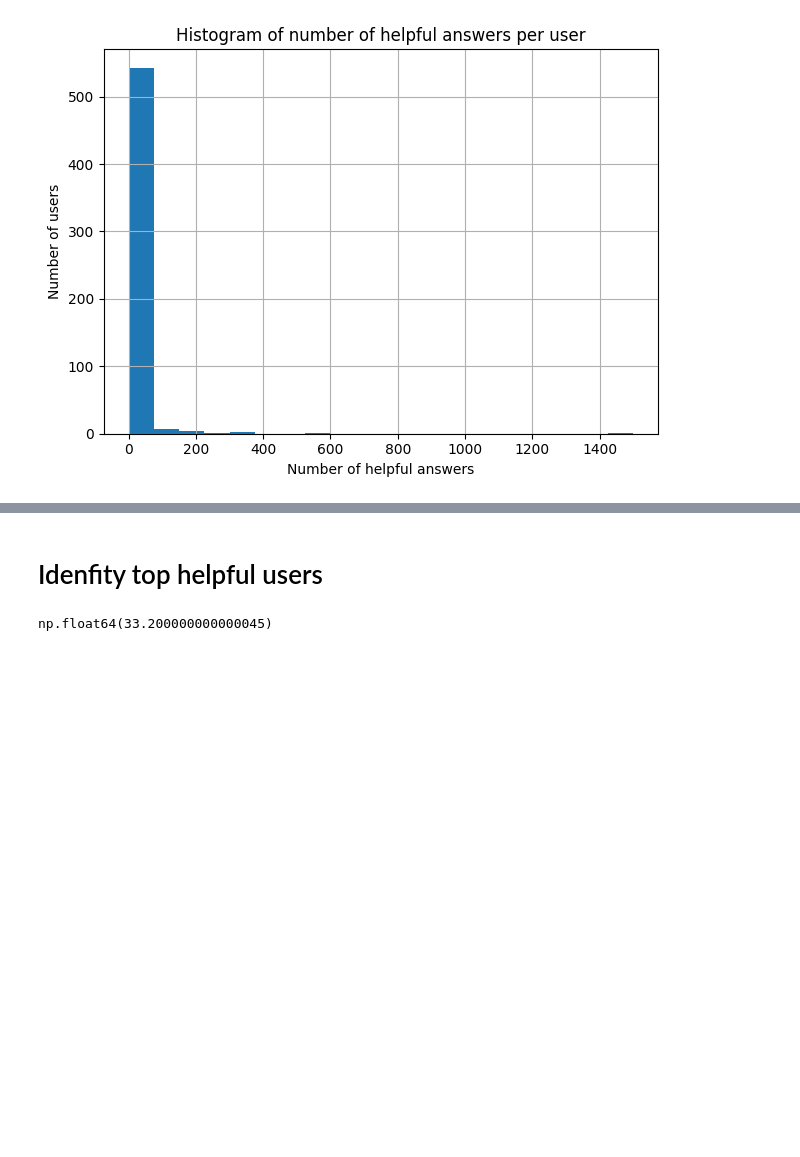
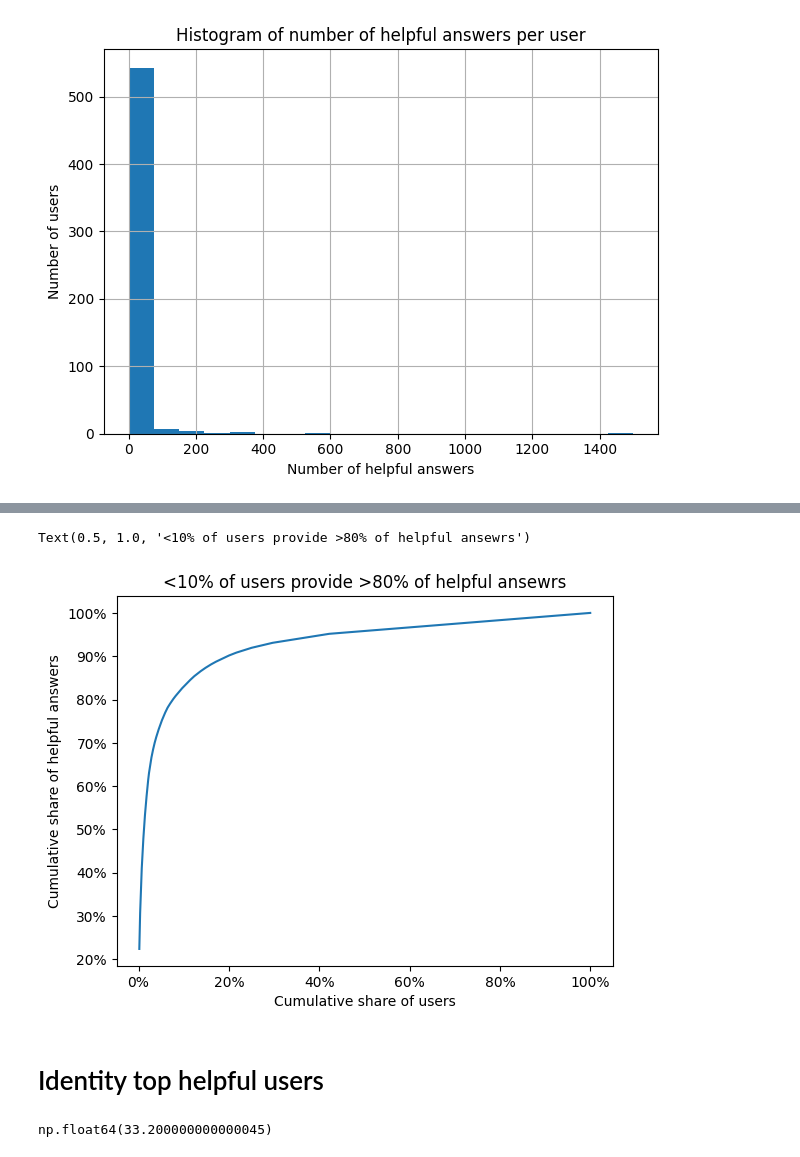
Before and after one commit to isaacbacker/GroupPres_SDS, a Jupyter notebook: Notebooks/fsds25_ex_wk01d02.ipynb, the cells around one changed output, grey strips where cells are left out. Drawn from its saved outputs; the diff is of its cells as text; code cells hidden in the pictures; blank space fills up the shorter version.

Commit message:
power law chart and small tidy up

```diff
--- a/Notebooks/fsds25_ex_wk01d02.ipynb
+++ b/Notebooks/fsds25_ex_wk01d02.ipynb
@@ -377,5 +376,25 @@ plt.tight_layout()
+# %%
+user_helpful_answer_count = user_helpful_answer_count.sort_values(by='num_helpful_answers', ascending=False)
+
+ax = user_helpful_answer_count.set_index('OwnerUserId_y').assign(
+    cs = lambda df: df['num_helpful_answers'].cumsum() / df['num_helpful_answers'].sum(),
+    unit = 1,
+    rn = lambda df: df['unit'].cumsum() / df.shape[0]
+    # rn = user_helpful_answer_count['num_helpful_answers'].rank(method='first')
+).plot(x='rn', y='cs', legend=False)
+
+
+# ax = df['myvar'].plot(kind='bar')
+ax.yaxis.set_major_formatter(mtick.PercentFormatter(xmax=1))
+ax.xaxis.set_major_formatter(mtick.PercentFormatter(xmax=1))
+ax.set_xlabel('Cumulative share of users')
+ax.set_ylabel('Cumulative share of helpful answers')
+ax.set_title('<10% of users provide >80% of helpful ansewrs', wrap=True)
+# %% [output]
+Text(0.5, 1.0, '<10% of users provide >80% of helpful ansewrs')
+[figure, added]
 # %% [markdown]
-# Idenfity top helpful users
+# Identity top helpful users
 # %%
 import numpy as np
 np.percentile(user_helpful_answer_count, 95)
```
Also changed, not shown: parts of 13 cells of this notebook.
